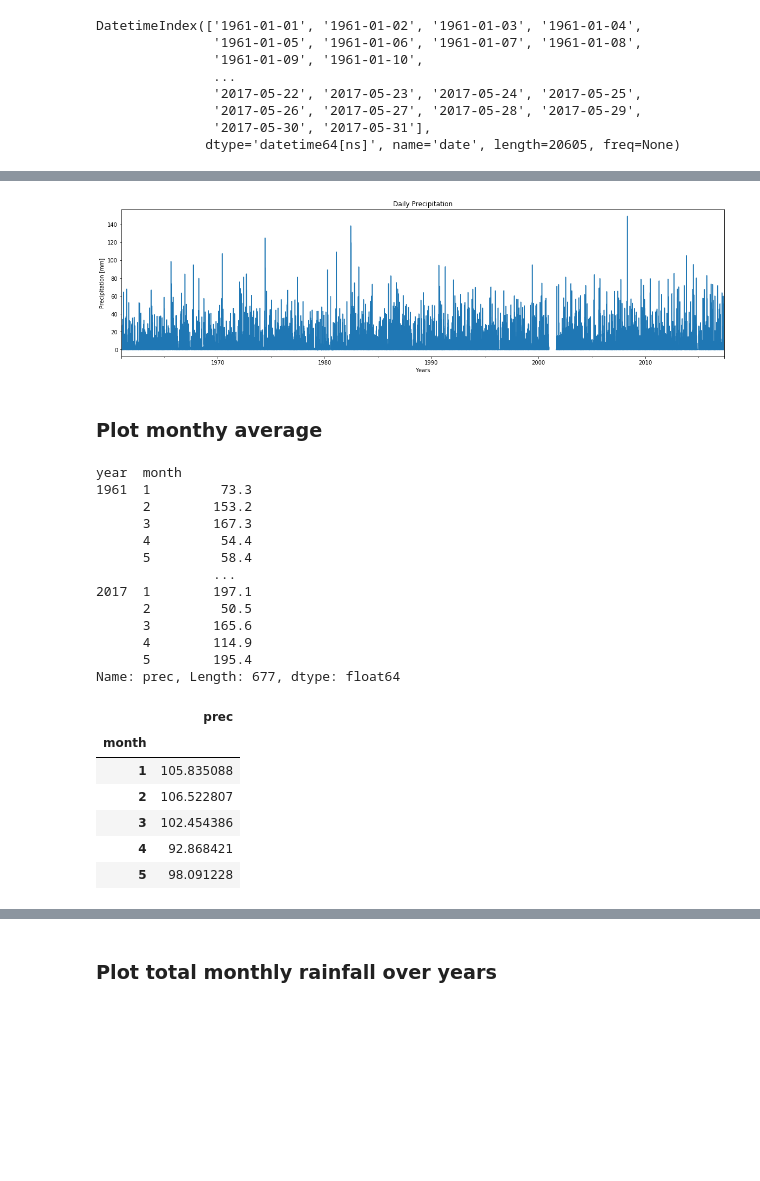
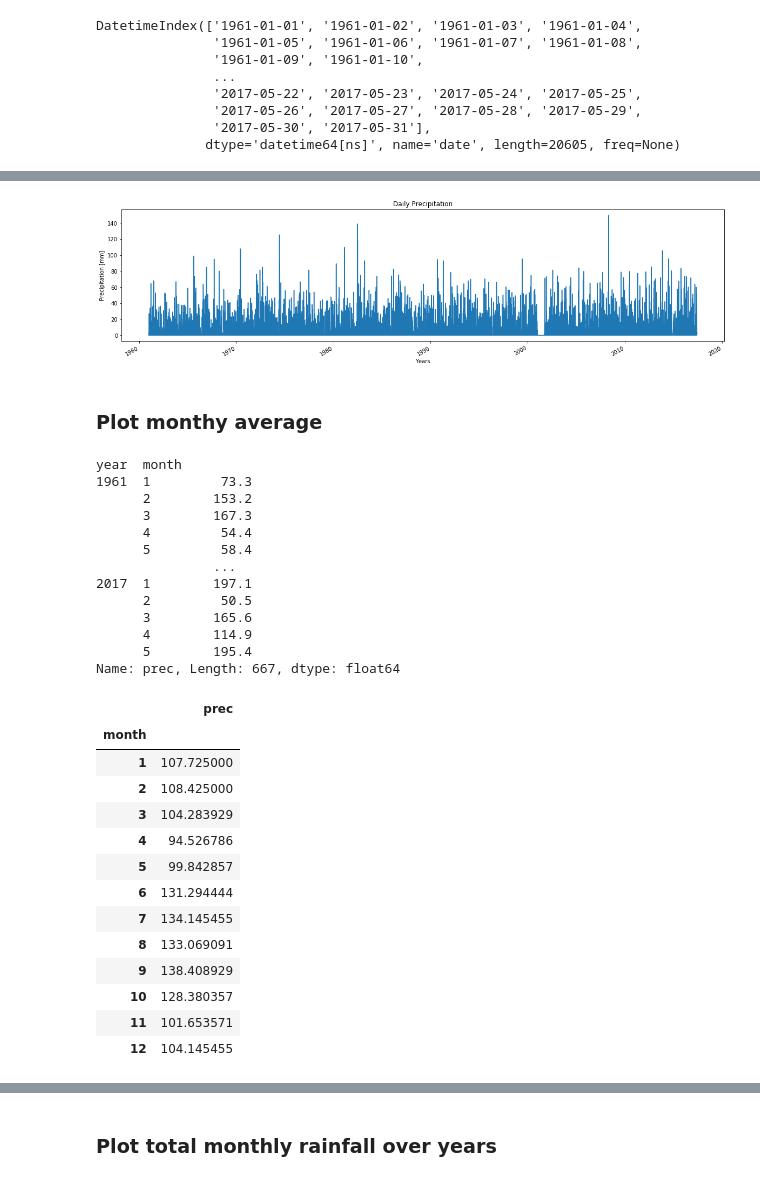
Before and after one commit to dsllt/PortoAlegre_TimeSeriesAnalysis, a Jupyter notebook: TimeSeriesAnalysis.ipynb, the cells around one changed output, grey strips where cells are left out. Drawn from its saved outputs; the diff is of its cells as text; code cells hidden in the pictures; blank space fills up the shorter version.

```diff
--- a/TimeSeriesAnalysis.ipynb
+++ b/TimeSeriesAnalysis.ipynb
@@ -143 +172,3 @@ DatetimeIndex(['1961-01-01', '1961-01-02', '1961-01-03', '1961-01-04',
+# %%
+df_modified.dropna(axis = 0, subset = ['prec'], inplace = True)
 # %% [markdown]
@@ -151,7 +193,7 @@ plt.xlabel('Years')
 plt.ylabel('Precipitation [mm]')
 plt.title('Daily Precipitation');
 # %% [output]
-[figure, old version]
+[figure, new version]
 # %% [markdown]
 ### Plot monthy average
 # %%
@@ -172,17 +214,24 @@ year  month
       3        165.6
       4        114.9
       5        195.4
-Name: prec, Length: 677, dtype: float64
+Name: prec, Length: 667, dtype: float64
 # %%
 # Compute monthly average
 monthly_avg = monthly_sum.reset_index(level=1).groupby('month').mean()
 # %%
-monthly_avg.head()
+monthly_avg
 # %% [output]
 |  | prec |
 | month |  |
-| 1 | 105.835088 |
-| 2 | 106.522807 |
-| 3 | 102.454386 |
-| 4 | 92.868421 |
-| 5 | 98.091228 |
+| 1 | 107.725000 |
+| 2 | 108.425000 |
+| 3 | 104.283929 |
+| 4 | 94.526786 |
+| 5 | 99.842857 |
+| 6 | 131.294444 |
+| 7 | 134.145455 |
+| 8 | 133.069091 |
+| 9 | 138.408929 |
+| 10 | 128.380357 |
+| 11 | 101.653571 |
+| 12 | 104.145455 |
```
Also changed, not shown: parts of 21 cells of this notebook.
